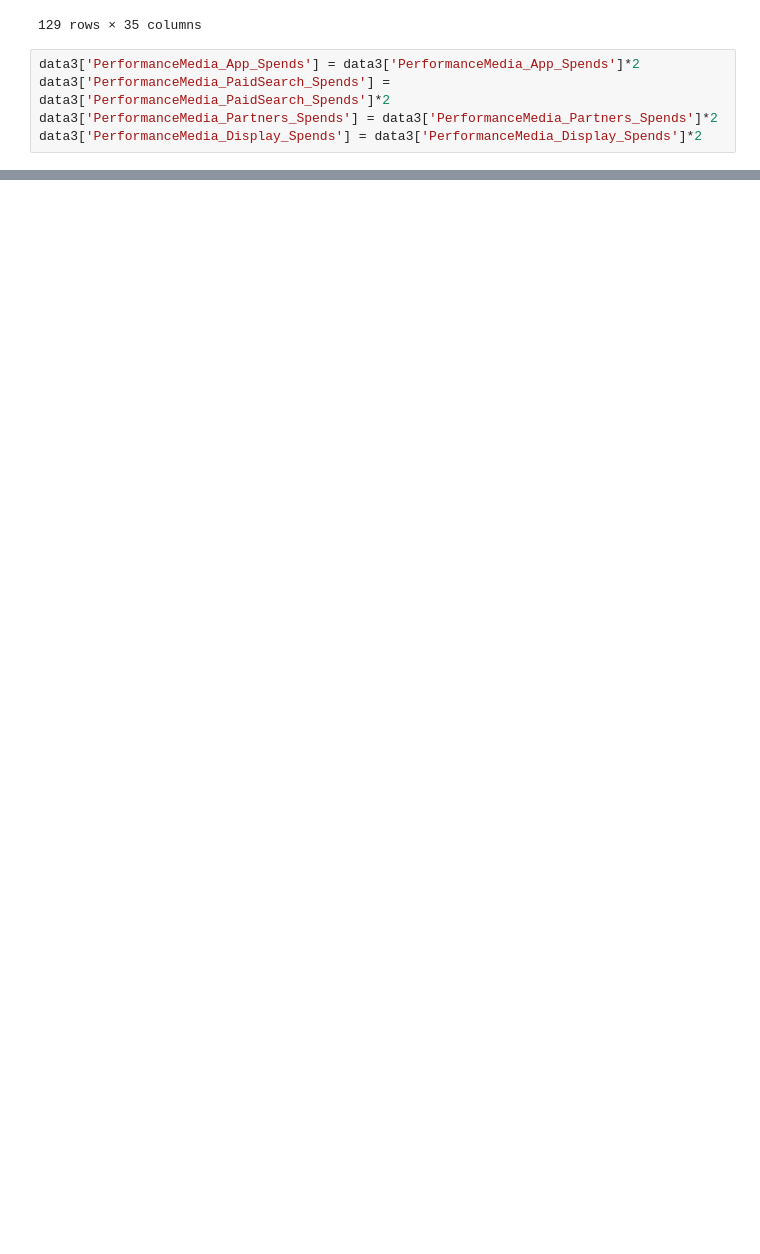
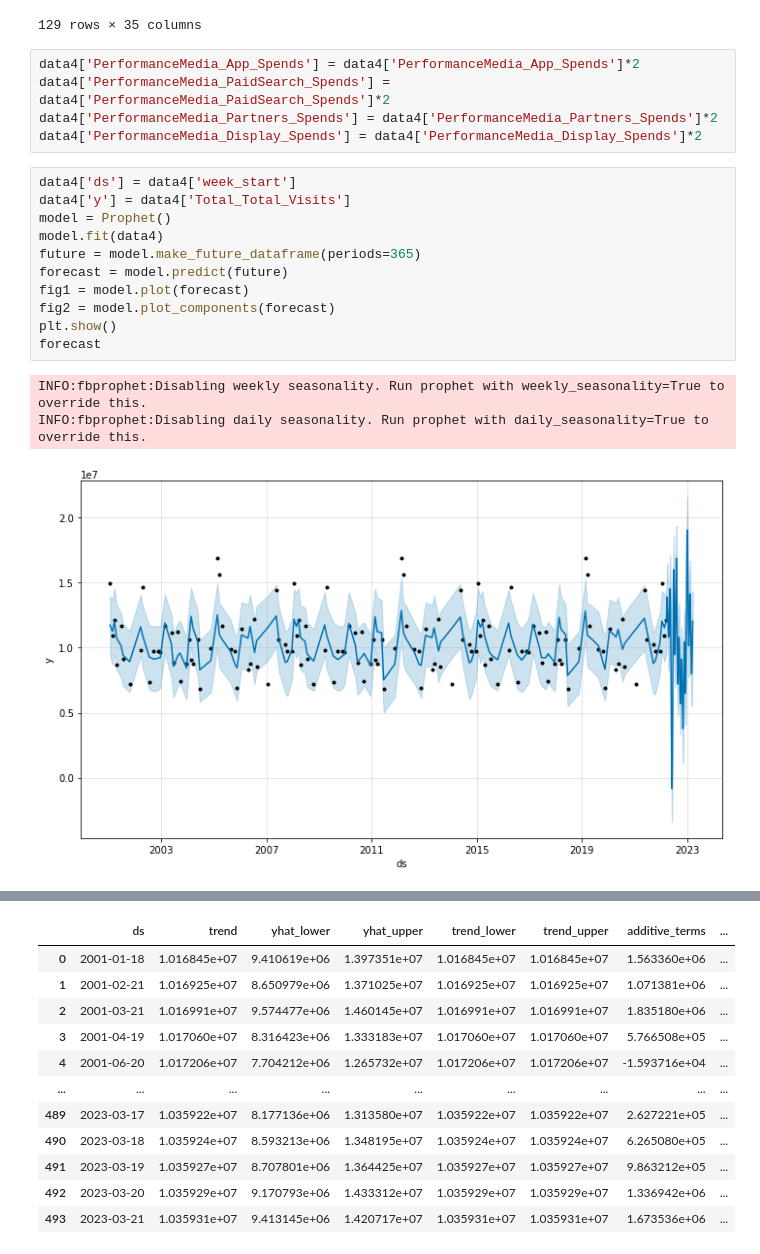
Before and after one commit to Bryan-Kan/BUAI_Code, a Jupyter notebook: 445/project/notebook.ipynb, the cells around one changed output, grey strips where cells are left out. Drawn from its saved outputs; the diff is of its cells as text; blank space fills up the shorter version.

```diff
--- a/445/project/notebook.ipynb
+++ b/445/project/notebook.ipynb
@@ -672,7 +672,22 @@ data4
 | 168 | 2022-03-21 | 545620.8710 | 212306.3490 | 0.000000 | 111990.961700 | ... |
 129 rows × 35 columns
 # %%
-data3['PerformanceMedia_App_Spends'] = data3['PerformanceMedia_App_Spends']*2
-data3['PerformanceMedia_PaidSearch_Spends'] = data3['PerformanceMedia_PaidSearch_Spends']*2
-data3['PerformanceMedia_Partners_Spends'] = data3['PerformanceMedia_Partners_Spends']*2
-data3['PerformanceMedia_Display_Spends'] = data3['PerformanceMedia_Display_Spends']*2
+data4['PerformanceMedia_App_Spends'] = data4['PerformanceMedia_App_Spends']*2
+data4['PerformanceMedia_PaidSearch_Spends'] = data4['PerformanceMedia_PaidSearch_Spends']*2
+data4['PerformanceMedia_Partners_Spends'] = data4['PerformanceMedia_Partners_Spends']*2
+data4['PerformanceMedia_Display_Spends'] = data4['PerformanceMedia_Display_Spends']*2
+# %%
+data4['ds'] = data4['week_start']
+data4['y'] = data4['Total_Total_Visits']
+model = Prophet()
+model.fit(data4)
+future = model.make_future_dataframe(periods=365)
+forecast = model.predict(future)
+fig1 = model.plot(forecast)
+fig2 = model.plot_components(forecast)
+plt.show()
+forecast
+# %% [output]
+INFO:fbprophet:Disabling weekly seasonality. Run prophet with weekly_seasonality=True to override this.
+INFO:fbprophet:Disabling daily seasonality. Run prophet with daily_seasonality=True to override this.
+[figure, added]
@@ -678,0 +695,12 @@ data3['PerformanceMedia_Display_Spends'] = data3['PerformanceMedia_Display_Spend
+|  | ds | trend | yhat_lower | yhat_upper | trend_lower | trend_upper | additive_terms | ... |
+| 0 | 2001-01-18 | 1.016845e+07 | 9.410619e+06 | 1.397351e+07 | 1.016845e+07 | 1.016845e+07 | 1.563360e+06 | ... |
+| 1 | 2001-02-21 | 1.016925e+07 | 8.650979e+06 | 1.371025e+07 | 1.016925e+07 | 1.016925e+07 | 1.071381e+06 | ... |
+| 2 | 2001-03-21 | 1.016991e+07 | 9.574477e+06 | 1.460145e+07 | 1.016991e+07 | 1.016991e+07 | 1.835180e+06 | ... |
+| 3 | 2001-04-19 | 1.017060e+07 | 8.316423e+06 | 1.333183e+07 | 1.017060e+07 | 1.017060e+07 | 5.766508e+05 | ... |
+| 4 | 2001-06-20 | 1.017206e+07 | 7.704212e+06 | 1.265732e+07 | 1.017206e+07 | 1.017206e+07 | -1.593716e+04 | ... |
+| ... | ... | ... | ... | ... | ... | ... | ... | ... |
+| 489 | 2023-03-17 | 1.035922e+07 | 8.177136e+06 | 1.313580e+07 | 1.035922e+07 | 1.035922e+07 | 2.627221e+05 | ... |
+| 490 | 2023-03-18 | 1.035924e+07 | 8.593213e+06 | 1.348195e+07 | 1.035924e+07 | 1.035924e+07 | 6.265080e+05 | ... |
+| 491 | 2023-03-19 | 1.035927e+07 | 8.707801e+06 | 1.364425e+07 | 1.035927e+07 | 1.035927e+07 | 9.863212e+05 | ... |
+| 492 | 2023-03-20 | 1.035929e+07 | 9.170793e+06 | 1.433312e+07 | 1.035929e+07 | 1.035929e+07 | 1.336942e+06 | ... |
+| 493 | 2023-03-21 | 1.035931e+07 | 9.413145e+06 | 1.420717e+07 | 1.035931e+07 | 1.035931e+07 | 1.673536e+06 | ... |
```
Also changed, not shown: parts of 1 cell of this notebook.
